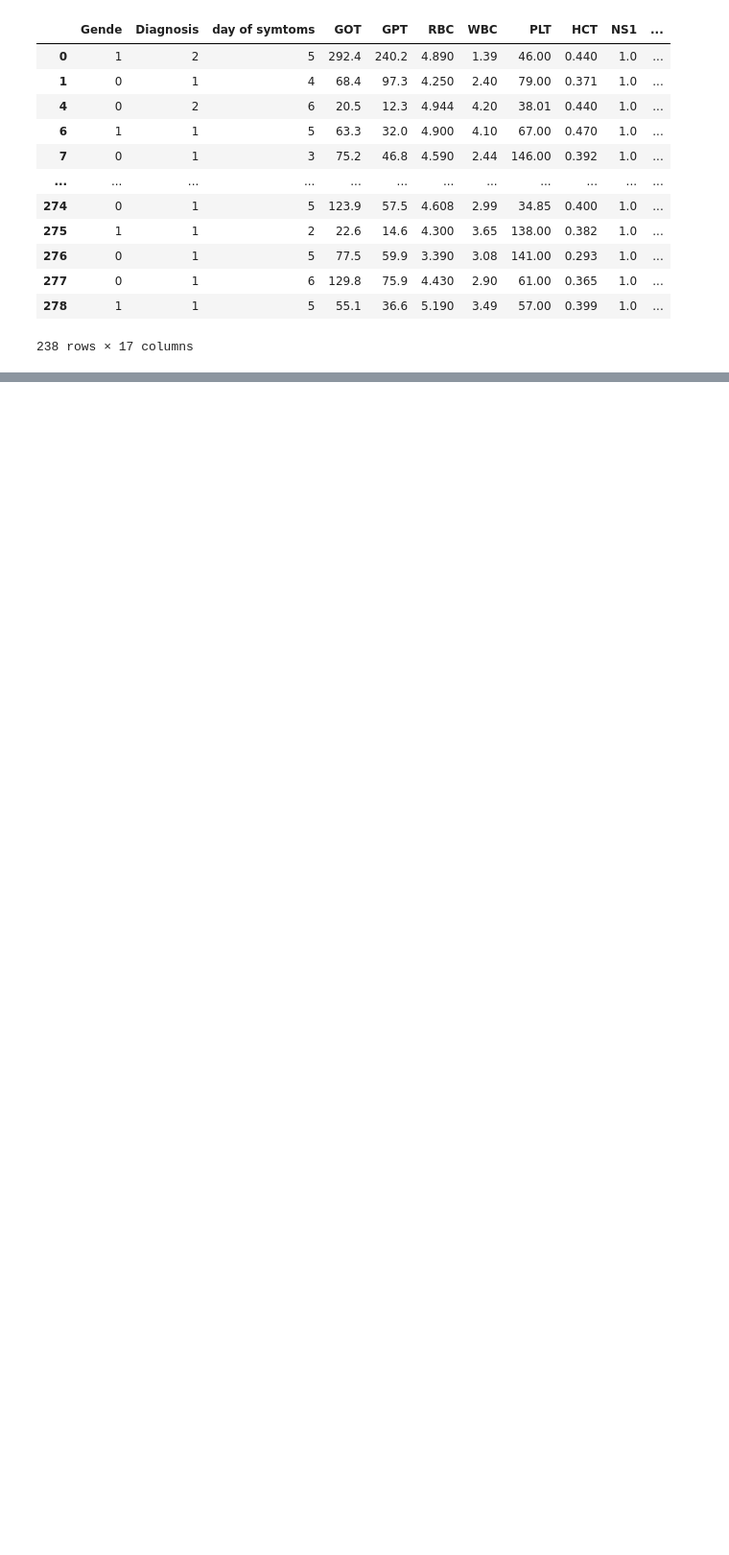
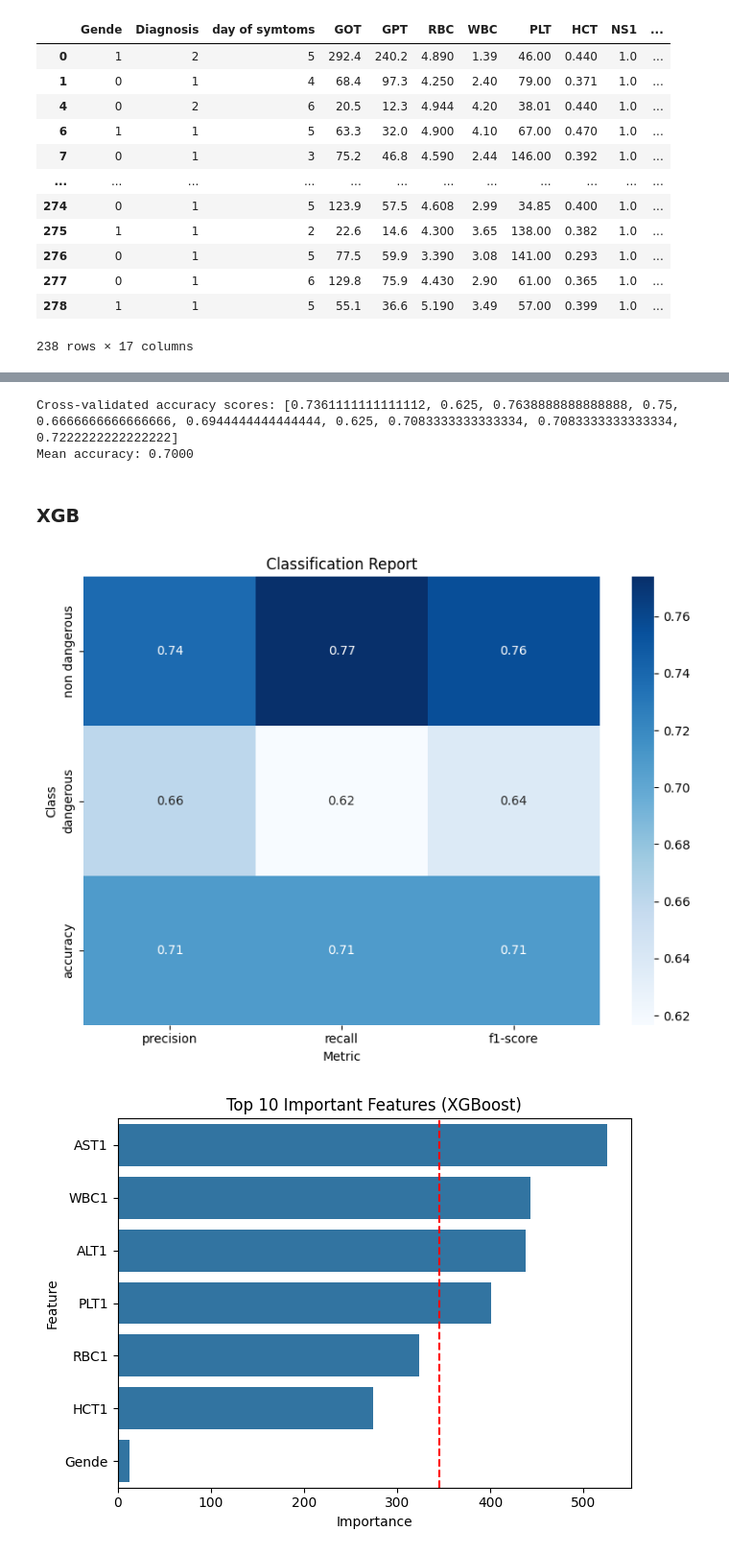
Before and after one commit to khnam-ng/SevereDengueFever, a Jupyter notebook: notebooks/more_data.ipynb, the cells around one changed output, grey strips where cells are left out. Shown at 96% size. Drawn from its saved outputs; the diff is of its cells as text; code cells hidden in the pictures; blank space fills up the shorter version.

```diff
--- a/notebooks/more_data.ipynb
+++ b/notebooks/more_data.ipynb
@@ -390,0 +947,6 @@ df_samples
+# %%
+df_2025['Diagnosis'] = df_2025['Chẩn đoán '].str.contains('DHCB|dấu hiệu cảnh báo').astype(int) + 1
+# %%
+df_2025.drop(['STT','Số bệnh án','Họ & tên','Chẩn đoán ','Năm sinh','Tuổi','Cân nặng','Chiều cao','BMI',\
+              'Mạch','THA','HATT','HATTr','NEU','%NEU','LYM','%LYM','HGB','URE','CRE','BILI-TP','BILI-TT',\
+                'ALBUMUN','Glucose','MaBenhpham','IgG','IgM','KN B19','NestedPCR'], inplace=True, axis=1)
@@ -390,0 +971,15 @@ df_samples
+# %%
+diag_symptoms = df_case2['Diagnosis']
+df_case2.drop(columns=['Diagnosis'], inplace=True)
+features = df_case2.columns
+
+X = df_case2.values
+Y = diag_symptoms.values.ravel()
+
+X = X.astype(float)
+Y = Y.astype(int)
+print(X.dtype)
+print(Y.dtype)
+
+uniques, counts = np.unique(Y, return_counts=True)
+print('percentage of classes: ',dict(zip(uniques, np.round(counts * 100 / len(Y), 2))))
@@ -390,0 +990,44 @@ df_samples
+# %%
+# Initialize StratifiedKFold
+skf = StratifiedKFold(n_splits=10, shuffle=True, random_state=2)
+
+rf_model = RandomForestClassifier()
+
+accuracies = []
+
+# Stratified K-Fold loop
+for train_index, val_index in skf.split(X, Y):
+    X_train, X_val = X[train_index], X[val_index]
+    Y_train, Y_val = Y[train_index], Y[val_index]
+
+    rf_model.fit(X_train, Y_train)
+    preds = rf_model.predict(X_val)
+    acc = accuracy_score(Y_val, preds)
+    accuracies.append(acc)
+
+print(f"Cross-validated accuracy scores: {accuracies}")
+print(f"Mean accuracy: {np.mean(accuracies):.4f}")
+# %% [output]
+Cross-validated accuracy scores: [0.7361111111111112, 0.625, 0.7638888888888888, 0.75, 0.6666666666666666, 0.6944444444444444, 0.625, 0.7083333333333334, 0.7083333333333334, 0.7222222222222222]
+Mean accuracy: 0.7000
+# %% [markdown]
+### XGB
+# %%
+Y = Y - 1
+# %%
+x_train, x_test, y_train, y_test = train_test_split(X, Y, test_size=0.2, random_state=17, stratify=Y)
+
+xgb_model = xgb.XGBClassifier(
+    n_estimators=100,
+    learning_rate=0.1,
+    max_depth=4,
+    # use_label_encoder=False,
+    eval_metric='error'
+)
+
+xgb_model.fit(x_train, y_train)
+evaluate(xgb_model, x_test, y_test)
+gain_importances_df = plot_feature_importance(xgb_model, features, importance_type='total_gain')
+# %% [output]
+[figure, added]
+[figure, added]
```
Also changed, not shown: parts of 31 cells of this notebook.
